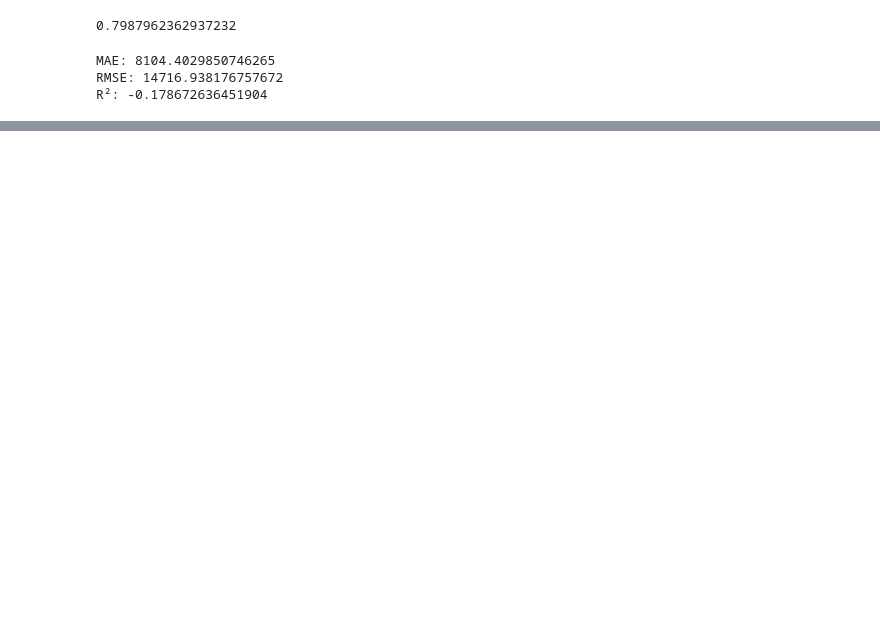
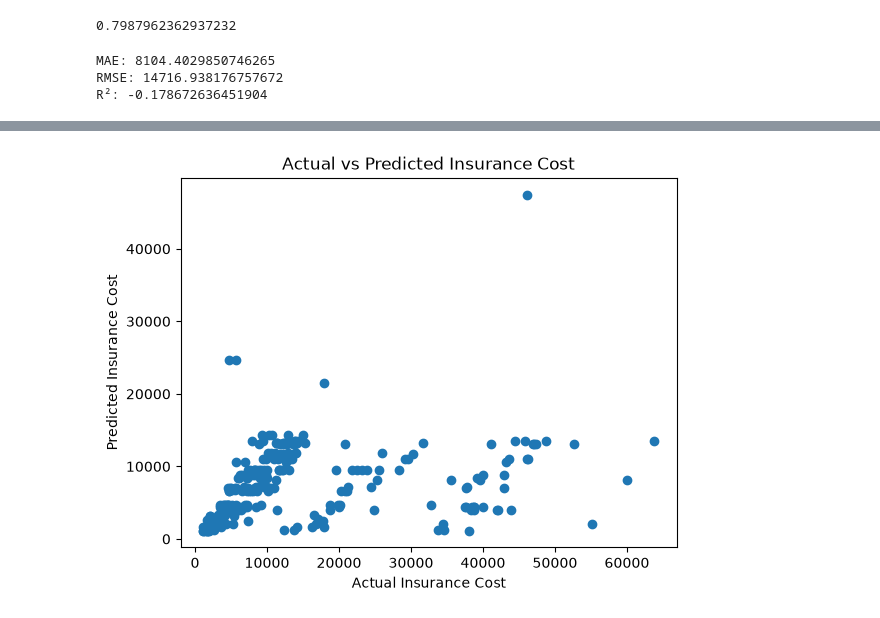
Before and after one commit to sayani-code/insurance-cost-prediction, a Jupyter notebook: notebook/notebook.ipynb, the cells around one changed output, grey strips where cells are left out. Drawn from its saved outputs; the diff is of its cells as text; code cells hidden in the pictures; blank space fills up the shorter version.

```diff
--- a/notebook/notebook.ipynb
+++ b/notebook/notebook.ipynb
@@ -412,0 +434,10 @@ R²: -0.178672636451904
+# %%
+plt.scatter(y_test, y_pred)
+
+plt.xlabel("Actual Insurance Cost")
+plt.ylabel("Predicted Insurance Cost")
+plt.title("Actual vs Predicted Insurance Cost")
+
+plt.show()
+# %% [output]
+[figure, added]
```
Also changed, not shown: parts of 4 cells of this notebook.
